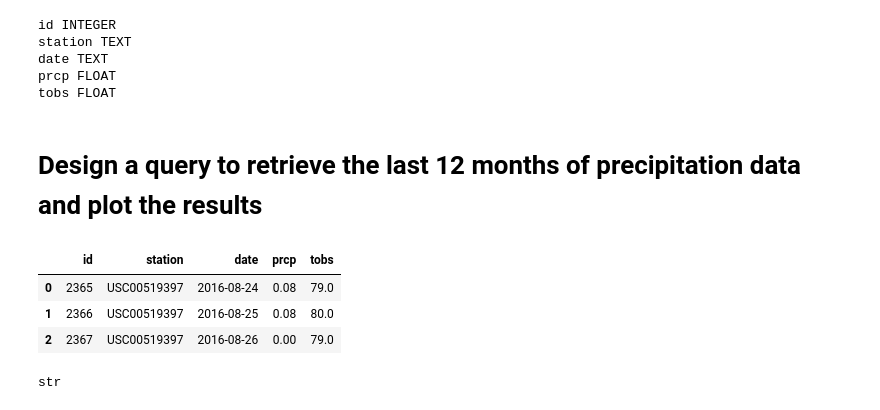
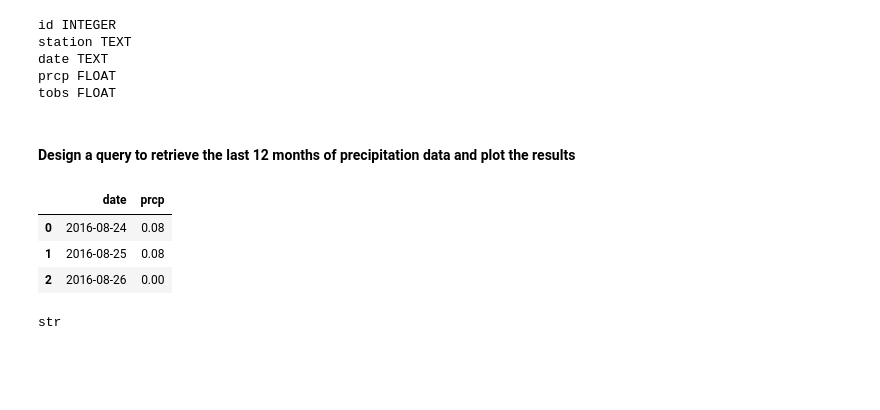
Before and after one commit to pparashar68/sqlalchemy-challenge, a Jupyter notebook: climate_starter.ipynb, the cells around one changed output. Cells and saved outputs as stored; diff of their text form; code cells hidden in the pictures; blank space fills up the shorter version.

```diff
--- a/climate_starter.ipynb
+++ b/climate_starter.ipynb
@@ -31,8 +31,8 @@ Base.classes.keys()
 ['measurement', 'station']
 # %%
 # Save references to each table
-measurement = Base.classes.measurement
-station = Base.classes.station
+Measurement = Base.classes.measurement
+Station = Base.classes.station
 # %%
 # Create our session (link) from Python to the DB
 session = Session(engine)
@@ -57,24 +57,28 @@ date TEXT
 prcp FLOAT
 tobs FLOAT
 # %% [markdown]
-# Design a query to retrieve the last 12 months of precipitation data and plot the results
+#### Design a query to retrieve the last 12 months of precipitation data and plot the results
 # %%
 from datetime import datetime
 # Maximum date data available in database
-max_date_in_db = session.query(func.max(measurement.date)).one()
+max_date_in_db = session.query(func.max(Measurement.date)).one()
 max_date_in_db = datetime.strptime(max_date_in_db[0], '%Y-%m-%d')
 one_year_before_maxdate = datetime(max_date_in_db.year -1, max_date_in_db.month, max_date_in_db.day)
-query_result = session.query(measurement.id,measurement.station,measurement.date,
-                        measurement.prcp,measurement.tobs).filter(measurement.date
-                                                                  >one_year_before_maxdate).filter(measurement.date
-                                                                  <= max_date_in_db).all()
+# #query_result = session.query(Measurement.id,Measurement.Station,Measurement.date,
+#                         Measurement.prcp,Measurement.tobs).filter(Measurement.date
+#                                                                   >one_year_before_maxdate).filter(Measurement.date
+
+
+query_result = session.query(Measurement.date,Measurement.prcp).\
+               filter(Measurement.date >one_year_before_maxdate).\
+               filter(Measurement.date <= max_date_in_db).all()
 #for row in query_result:
 #    print(row)
 df_one_year_data = pd.DataFrame(query_result)
 df_one_year_data.head(3)
 # %% [output]
-|  | id | station | date | prcp | tobs |
-| 0 | 2365 | USC00519397 | 2016-08-24 | 0.08 | 79.0 |
-| 1 | 2366 | USC00519397 | 2016-08-25 | 0.08 | 80.0 |
-| 2 | 2367 | USC00519397 | 2016-08-26 | 0.00 | 79.0 |
+|  | date | prcp |
+| 0 | 2016-08-24 | 0.08 |
+| 1 | 2016-08-25 | 0.08 |
+| 2 | 2016-08-26 | 0.00 |
 # %%
```
Also changed, not shown: parts of 17 cells of this notebook.
